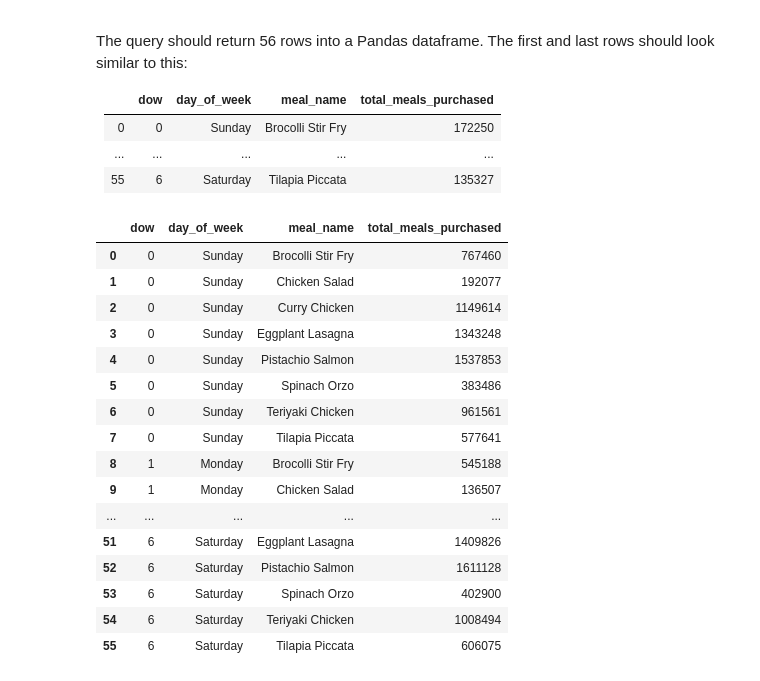
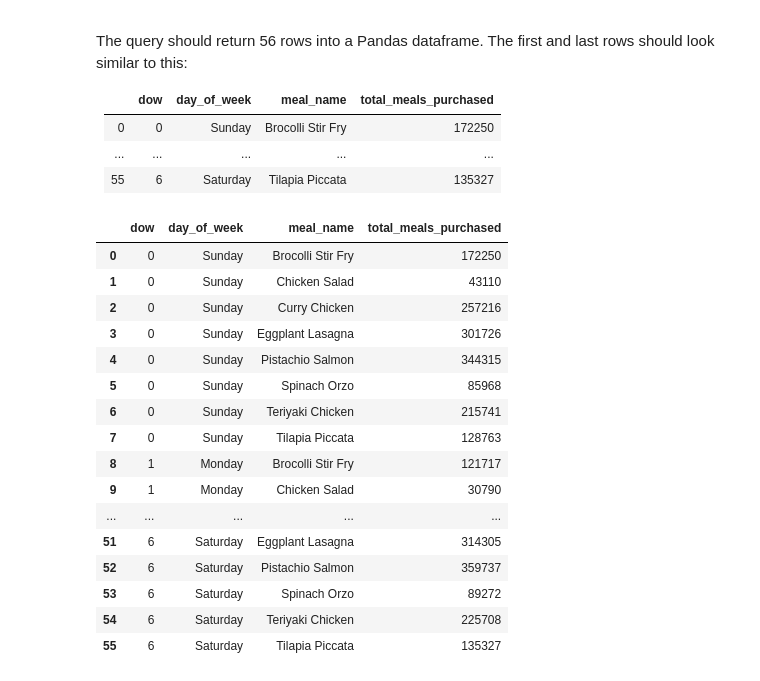
Before and after one commit to mids-w205/project-1-henrydinhucb, a Jupyter notebook: project_1_3.ipynb, the cells around one changed output. Drawn from its saved outputs; the diff is of its cells as text; code cells hidden in the pictures.

```diff
--- a/project_1_3.ipynb
+++ b/project_1_3.ipynb
@@ -372,43 +372,43 @@ The query should return 56 rows into a Pandas dataframe. The first and last rows
 # %%
 rollback_before_flag = True
 rollback_after_flag = True
 
 query = """
 
 WITH sales_by_date AS (
 SELECT d.description as meal_name, c.sale_date, c.quantity FROM
-(SELECT a.sale_date, b.quantity, b.product_id FROM sales a JOIN line_items b ON a.sale_id = b.sale_id) as c
+(SELECT a.sale_date, b.quantity, b.product_id FROM sales a JOIN line_items b ON a.sale_id = b.sale_id AND a.store_id = b.store_id) as c
 JOIN products d ON c.product_id = d.product_id
 
 )
 
 SELECT EXTRACT(DOW FROM sale_date) AS dow,
 TO_CHAR(sale_date, 'Day') AS day_of_week,
 meal_name,
 SUM(quantity) as total_meals_purchased
 FROM sales_by_date
 GROUP BY dow, day_of_week, meal_name
 ORDER BY dow, meal_name
 
 """
 
 df = my_select_query_pandas(query, rollback_before_flag, rollback_after_flag)
 df
 # %% [output]
 |  | dow | day_of_week | meal_name | total_meals_purchased |
-| 0 | 0 | Sunday | Brocolli Stir Fry | 767460 |
-| 1 | 0 | Sunday | Chicken Salad | 192077 |
-| 2 | 0 | Sunday | Curry Chicken | 1149614 |
-| 3 | 0 | Sunday | Eggplant Lasagna | 1343248 |
-| 4 | 0 | Sunday | Pistachio Salmon | 1537853 |
-| 5 | 0 | Sunday | Spinach Orzo | 383486 |
-| 6 | 0 | Sunday | Teriyaki Chicken | 961561 |
-| 7 | 0 | Sunday | Tilapia Piccata | 577641 |
-| 8 | 1 | Monday | Brocolli Stir Fry | 545188 |
-| 9 | 1 | Monday | Chicken Salad | 136507 |
+| 0 | 0 | Sunday | Brocolli Stir Fry | 172250 |
+| 1 | 0 | Sunday | Chicken Salad | 43110 |
+| 2 | 0 | Sunday | Curry Chicken | 257216 |
+| 3 | 0 | Sunday | Eggplant Lasagna | 301726 |
+| 4 | 0 | Sunday | Pistachio Salmon | 344315 |
+| 5 | 0 | Sunday | Spinach Orzo | 85968 |
+| 6 | 0 | Sunday | Teriyaki Chicken | 215741 |
+| 7 | 0 | Sunday | Tilapia Piccata | 128763 |
+| 8 | 1 | Monday | Brocolli Stir Fry | 121717 |
+| 9 | 1 | Monday | Chicken Salad | 30790 |
 | ... | ... | ... | ... | ... |
-| 51 | 6 | Saturday | Eggplant Lasagna | 1409826 |
-| 52 | 6 | Saturday | Pistachio Salmon | 1611128 |
-| 53 | 6 | Saturday | Spinach Orzo | 402900 |
-| 54 | 6 | Saturday | Teriyaki Chicken | 1008494 |
-| 55 | 6 | Saturday | Tilapia Piccata | 606075 |
+| 51 | 6 | Saturday | Eggplant Lasagna | 314305 |
+| 52 | 6 | Saturday | Pistachio Salmon | 359737 |
+| 53 | 6 | Saturday | Spinach Orzo | 89272 |
+| 54 | 6 | Saturday | Teriyaki Chicken | 225708 |
+| 55 | 6 | Saturday | Tilapia Piccata | 135327 |
```
Also changed, not shown: parts of 2 cells of this notebook.
